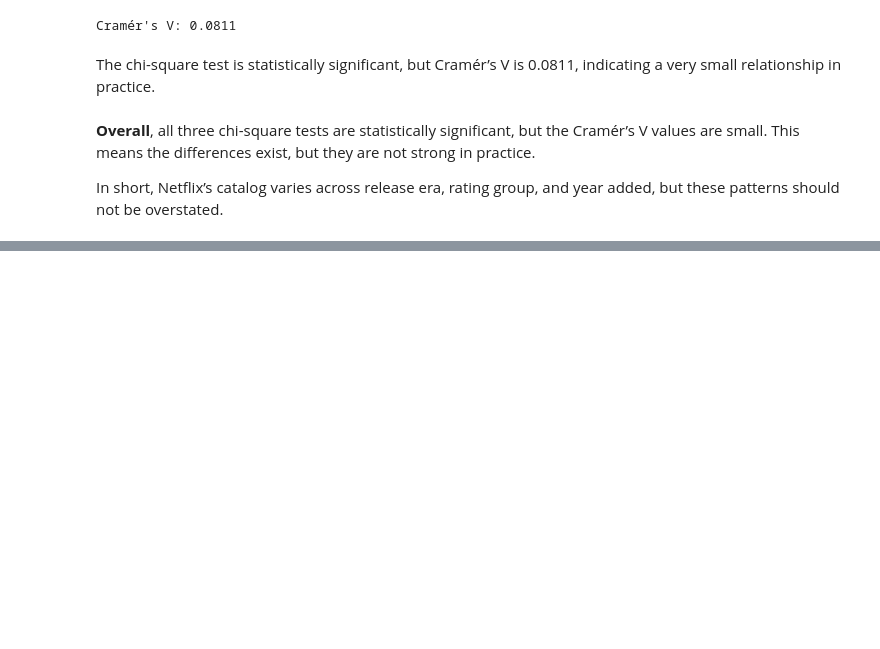
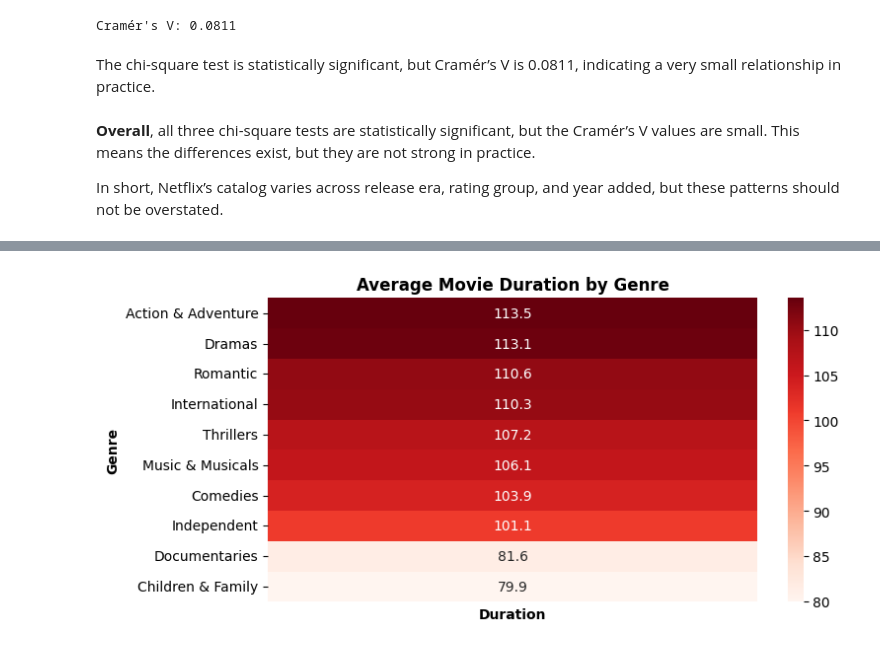
Before and after one commit to berkaygirgin/netflix-content-evolution-analysis, a Jupyter notebook: notebooks/netflix_content_evolution_analysis.ipynb, the cells around one changed output, grey strips where cells are left out. Cells and saved outputs as stored; diff of their text form; code cells hidden in the pictures; blank space fills up the shorter version.

```diff
--- a/notebooks/netflix_content_evolution_analysis.ipynb
+++ b/notebooks/netflix_content_evolution_analysis.ipynb
@@ -524,0 +557,16 @@ In short, Netflix’s catalog varies across release era, rating group, and year
+# %%
+movies_exploded = movies.explode("genre")
+movie_genre_count = movies_exploded["genre"].value_counts().iloc[0:10].reset_index()
+top_movie_genres = movie_genre_count["genre"].iloc[0:10]
+
+data = movies_exploded[movies_exploded["genre"].isin(top_movie_genres)]
+duration_mean_by_genre = data.pivot_table(index="genre", values="duration", aggfunc="mean").sort_values(by="duration", ascending=False)
+
+plt.figure(figsize=(8, 4))
+sns.heatmap(duration_mean_by_genre, annot=True, fmt=".1f", xticklabels="", cmap="Reds")
+plt.title("Average Movie Duration by Genre", fontsize=12, fontweight="bold")
+plt.xlabel("Duration", fontsize=10, fontweight="bold")
+plt.ylabel("Genre", fontsize=10, fontweight="bold")
+plt.show()
+# %% [output]
+[figure, added]
```
Also changed, not shown: parts of 6 cells of this notebook.
